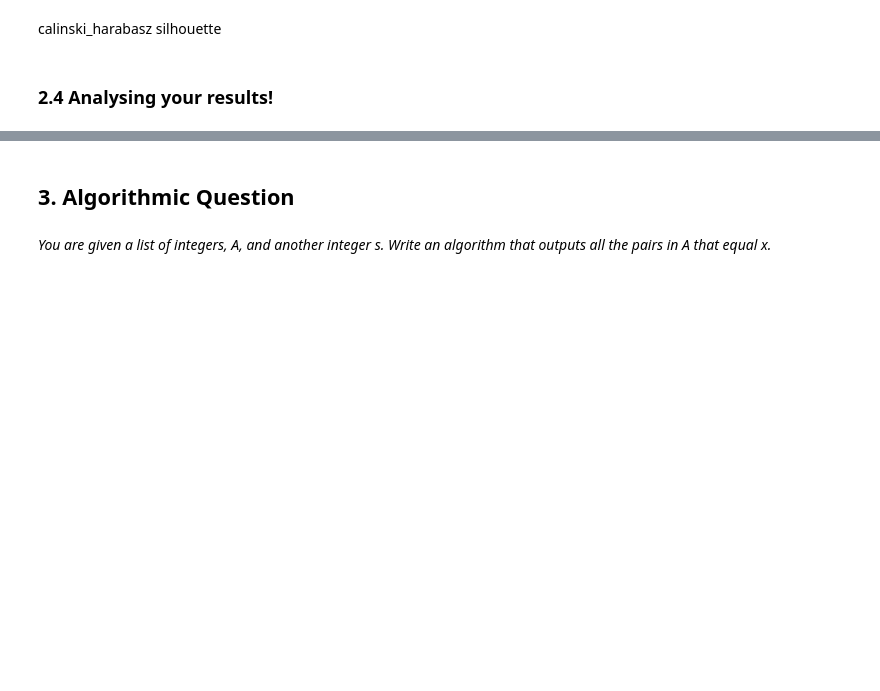
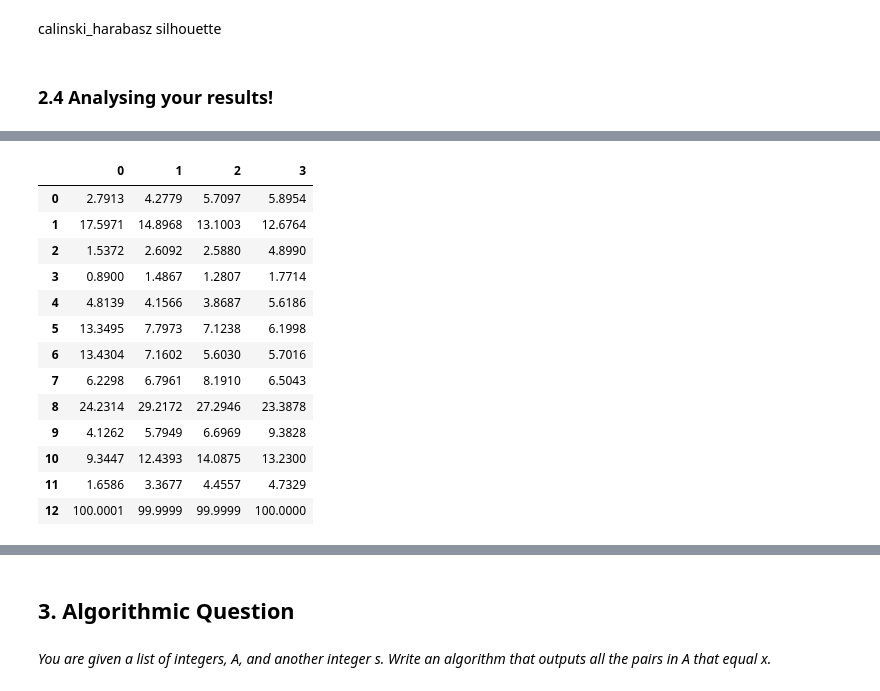
Before and after one commit to michele1783/ADM-HW4, a Jupyter notebook: Homeworkpca.ipynb, the cells around one changed output, grey strips where cells are left out. Saved outputs shown, nothing was run; the diff lists cells and outputs as text; code cells hidden in the pictures; blank space fills up the shorter version.

```diff
--- a/Homeworkpca.ipynb
+++ b/Homeworkpca.ipynb
@@ -748,0 +835,28 @@ b
+# %%
+#energy
+t = np.zeros((12,4))
+l = []
+for j in range(0,12):
+    for i in range(0,4):
+        t[j][i] = ((pivot[(pivot.audio_features_energy == str(i+1)) & (pivot.Clusters == j+1)].count()[0]))
+
+for i in range(t.shape[1]):
+    t[:,i] = np.round((t[:,i]/sum(t)[i])*100,4)
+energy_pivot = pd.DataFrame(t)
+energy_pivot.loc[12] = sum(t)
+energy_pivot
+# %% [output]
+|  | 0 | 1 | 2 | 3 |
+| 0 | 2.7913 | 4.2779 | 5.7097 | 5.8954 |
+| 1 | 17.5971 | 14.8968 | 13.1003 | 12.6764 |
+| 2 | 1.5372 | 2.6092 | 2.5880 | 4.8990 |
+| 3 | 0.8900 | 1.4867 | 1.2807 | 1.7714 |
+| 4 | 4.8139 | 4.1566 | 3.8687 | 5.6186 |
+| 5 | 13.3495 | 7.7973 | 7.1238 | 6.1998 |
+| 6 | 13.4304 | 7.1602 | 5.6030 | 5.7016 |
+| 7 | 6.2298 | 6.7961 | 8.1910 | 6.5043 |
+| 8 | 24.2314 | 29.2172 | 27.2946 | 23.3878 |
+| 9 | 4.1262 | 5.7949 | 6.6969 | 9.3828 |
+| 10 | 9.3447 | 12.4393 | 14.0875 | 13.2300 |
+| 11 | 1.6586 | 3.3677 | 4.4557 | 4.7329 |
+| 12 | 100.0001 | 99.9999 | 99.9999 | 100.0000 |
```
Also changed, not shown: parts of 14 cells of this notebook.
